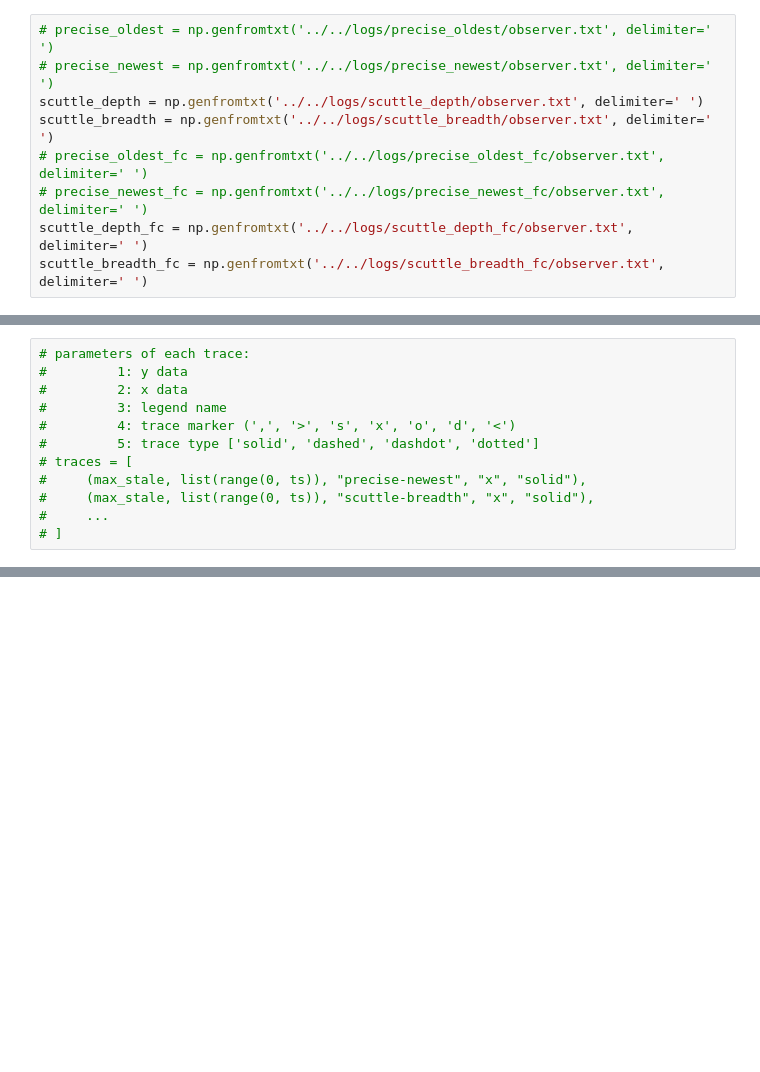
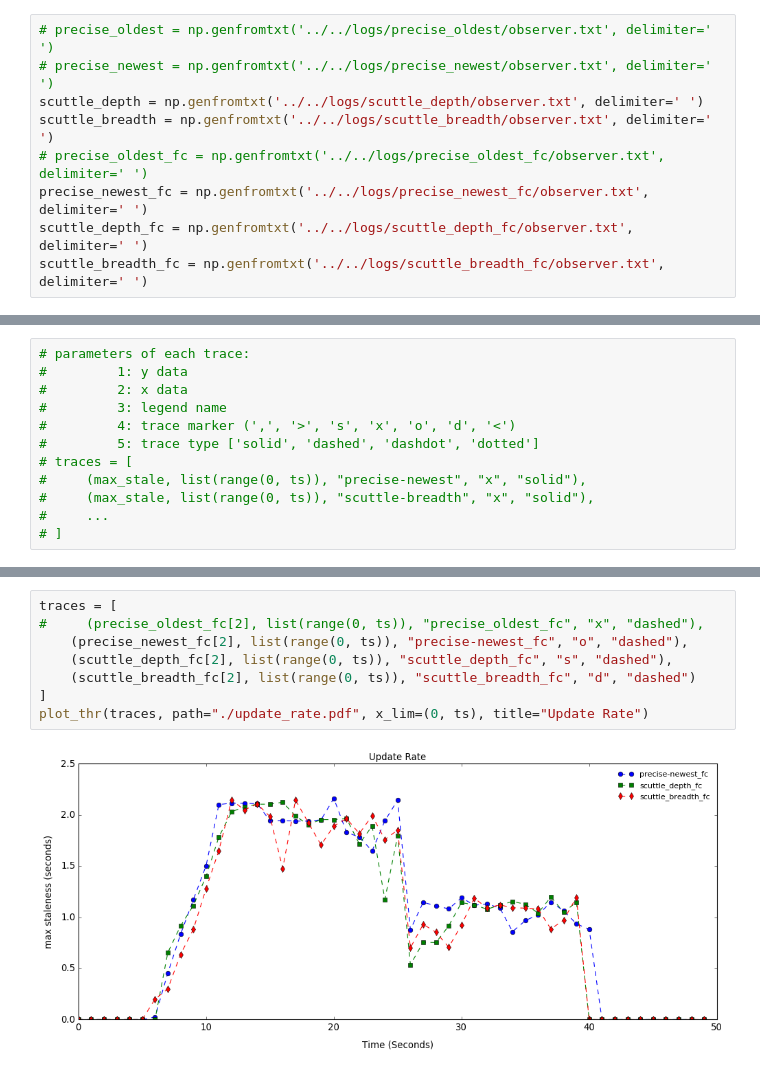
Before and after one commit to ElDivinCodino/Anti-entropy-epidemic-protocol, a Jupyter notebook: src/plot/plot_notebook.ipynb, the cells around one changed output, grey strips where cells are left out. Saved outputs shown, nothing was run; the diff lists cells and outputs as text; blank space fills up the shorter version.

```diff
--- a/src/plot/plot_notebook.ipynb
+++ b/src/plot/plot_notebook.ipynb
@@ -7,7 +7,7 @@ import matplotlib.pyplot as plt
 scuttle_depth = np.genfromtxt('../../logs/scuttle_depth/observer.txt', delimiter=' ')
 scuttle_breadth = np.genfromtxt('../../logs/scuttle_breadth/observer.txt', delimiter=' ')
 # precise_oldest_fc = np.genfromtxt('../../logs/precise_oldest_fc/observer.txt', delimiter=' ')
-# precise_newest_fc = np.genfromtxt('../../logs/precise_newest_fc/observer.txt', delimiter=' ')
+precise_newest_fc = np.genfromtxt('../../logs/precise_newest_fc/observer.txt', delimiter=' ')
 scuttle_depth_fc = np.genfromtxt('../../logs/scuttle_depth_fc/observer.txt', delimiter=' ')
 scuttle_breadth_fc = np.genfromtxt('../../logs/scuttle_breadth_fc/observer.txt', delimiter=' ')
 # %%
@@ -81,0 +82,10 @@ plot_thr(traces, path="./num_staleness.pdf", x_lim=(0, ts), title="Num Staleness
+# %%
+traces = [
+#     (precise_oldest_fc[2], list(range(0, ts)), "precise_oldest_fc", "x", "dashed"),
+    (precise_newest_fc[2], list(range(0, ts)), "precise-newest_fc", "o", "dashed"),
+    (scuttle_depth_fc[2], list(range(0, ts)), "scuttle_depth_fc", "s", "dashed"),
+    (scuttle_breadth_fc[2], list(range(0, ts)), "scuttle_breadth_fc", "d", "dashed")
+]
+plot_thr(traces, path="./update_rate.pdf", x_lim=(0, ts), title="Update Rate")
+# %% [output]
+[figure, added]
```
Also changed, not shown: parts of 2 cells of this notebook, 4 other files.
